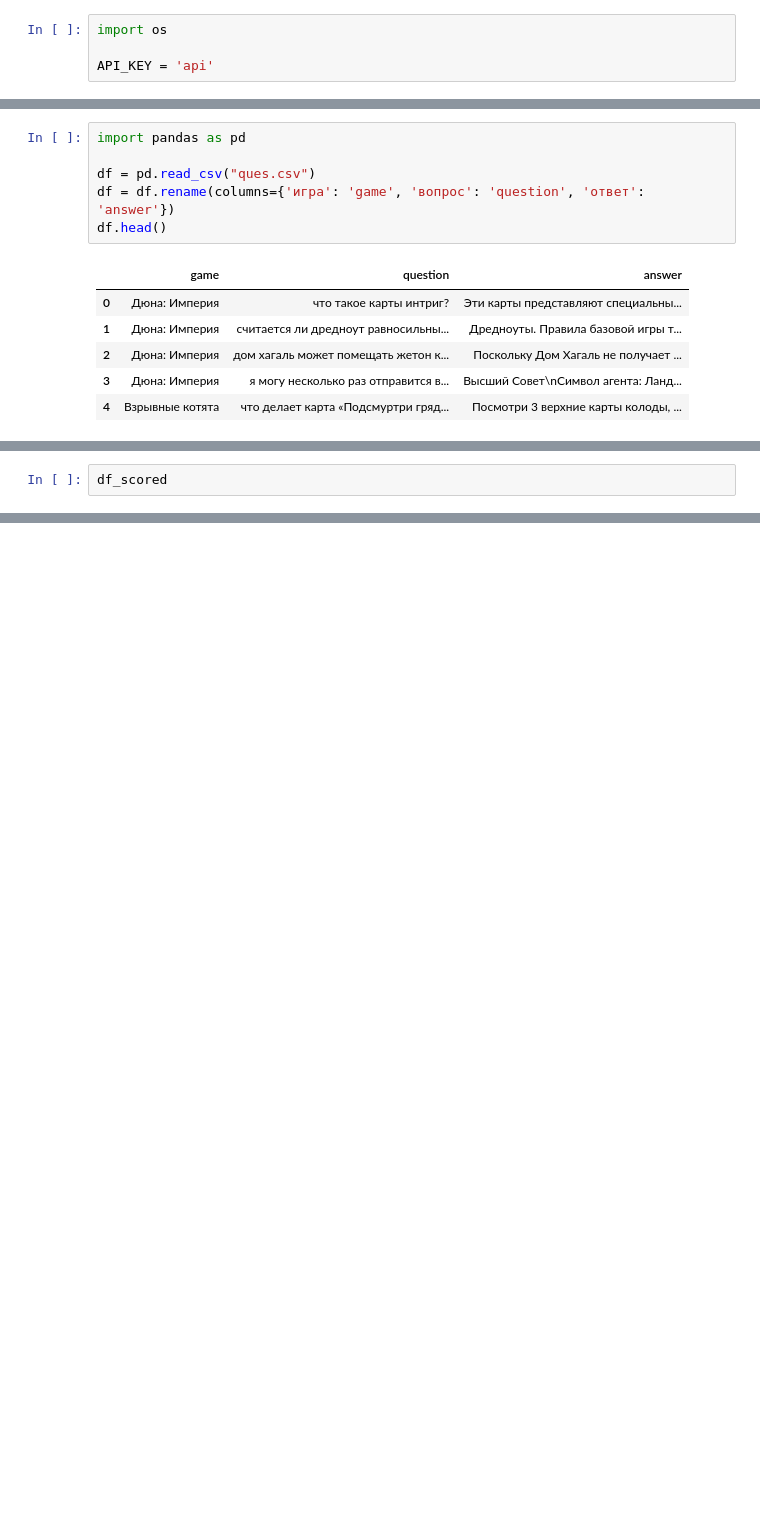
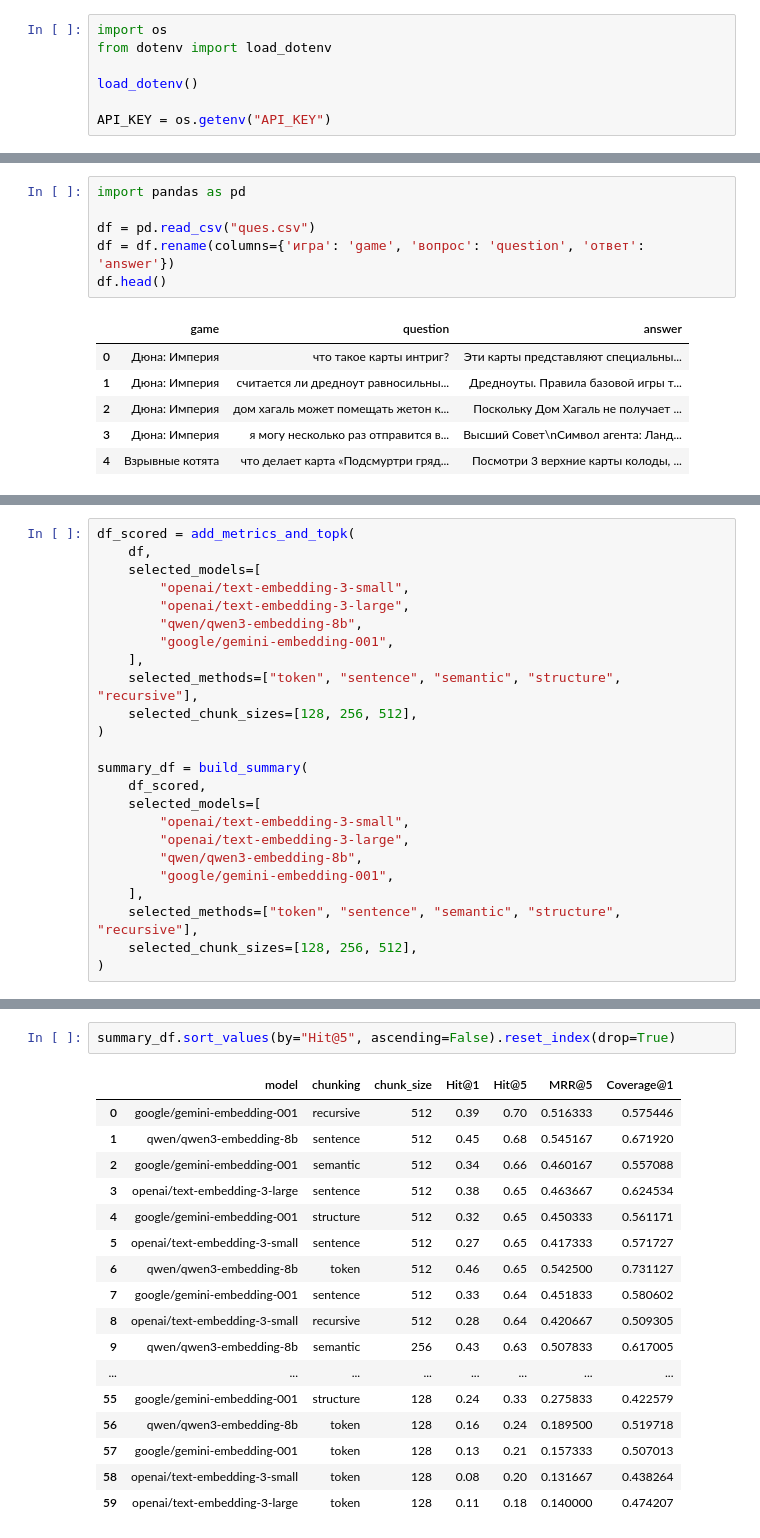
Before and after one commit to kapibeer/coursework, a Jupyter notebook: experiments.ipynb, the cells around one changed output, grey strips where cells are left out. Saved outputs shown, nothing was run; the diff lists cells and outputs as text; blank space fills up the shorter version.

```diff
--- a/experiments.ipynb
+++ b/experiments.ipynb
@@ -111,8 +111,11 @@ elements[0].__class__.__name__
 'NarrativeText'
 # %%
 import os
+from dotenv import load_dotenv
 
-API_KEY = 'api'
+load_dotenv()
+
+API_KEY = os.getenv("API_KEY")
 # %% [markdown]
 ### Функция для запросов к модели
 # %%
@@ -1278,2 +1676,24 @@ recursive  0.171429  0.457143  0.284286
 # %%
-df_scored
+df_scored = add_metrics_and_topk(
+    df,
+    selected_models=[
+        "openai/text-embedding-3-small",
+        "openai/text-embedding-3-large",
+        "qwen/qwen3-embedding-8b",
+        "google/gemini-embedding-001",
+    ],
+    selected_methods=["token", "sentence", "semantic", "structure", "recursive"],
+    selected_chunk_sizes=[128, 256, 512],
+)
+
+summary_df = build_summary(
+    df_scored,
+    selected_models=[
+        "openai/text-embedding-3-small",
+        "openai/text-embedding-3-large",
+        "qwen/qwen3-embedding-8b",
+        "google/gemini-embedding-001",
+    ],
+    selected_methods=["token", "sentence", "semantic", "structure", "recursive"],
+    selected_chunk_sizes=[128, 256, 512],
+)
@@ -1339,0 +1702,20 @@ pretty_print_row(df_scored.iloc[2])
+# %%
+summary_df.sort_values(by="Hit@5", ascending=False).reset_index(drop=True)
+# %% [output]
+|  | model | chunking | chunk_size | Hit@1 | Hit@5 | MRR@5 | Coverage@1 |
+| 0 | google/gemini-embedding-001 | recursive | 512 | 0.39 | 0.70 | 0.516333 | 0.575446 |
+| 1 | qwen/qwen3-embedding-8b | sentence | 512 | 0.45 | 0.68 | 0.545167 | 0.671920 |
+| 2 | google/gemini-embedding-001 | semantic | 512 | 0.34 | 0.66 | 0.460167 | 0.557088 |
+| 3 | openai/text-embedding-3-large | sentence | 512 | 0.38 | 0.65 | 0.463667 | 0.624534 |
+| 4 | google/gemini-embedding-001 | structure | 512 | 0.32 | 0.65 | 0.450333 | 0.561171 |
+| 5 | openai/text-embedding-3-small | sentence | 512 | 0.27 | 0.65 | 0.417333 | 0.571727 |
+| 6 | qwen/qwen3-embedding-8b | token | 512 | 0.46 | 0.65 | 0.542500 | 0.731127 |
+| 7 | google/gemini-embedding-001 | sentence | 512 | 0.33 | 0.64 | 0.451833 | 0.580602 |
+| 8 | openai/text-embedding-3-small | recursive | 512 | 0.28 | 0.64 | 0.420667 | 0.509305 |
+| 9 | qwen/qwen3-embedding-8b | semantic | 256 | 0.43 | 0.63 | 0.507833 | 0.617005 |
+| ... | ... | ... | ... | ... | ... | ... | ... |
+| 55 | google/gemini-embedding-001 | structure | 128 | 0.24 | 0.33 | 0.275833 | 0.422579 |
+| 56 | qwen/qwen3-embedding-8b | token | 128 | 0.16 | 0.24 | 0.189500 | 0.519718 |
+| 57 | google/gemini-embedding-001 | token | 128 | 0.13 | 0.21 | 0.157333 | 0.507013 |
+| 58 | openai/text-embedding-3-small | token | 128 | 0.08 | 0.20 | 0.131667 | 0.438264 |
+| 59 | openai/text-embedding-3-large | token | 128 | 0.11 | 0.18 | 0.140000 | 0.474207 |
```
Also changed, not shown: parts of 88 cells of this notebook, 2 other files.
